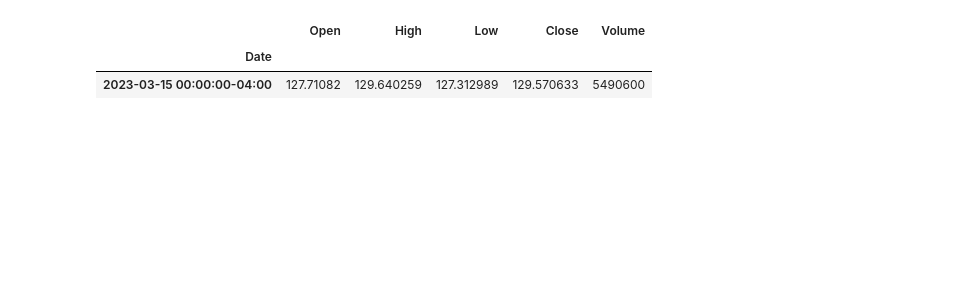
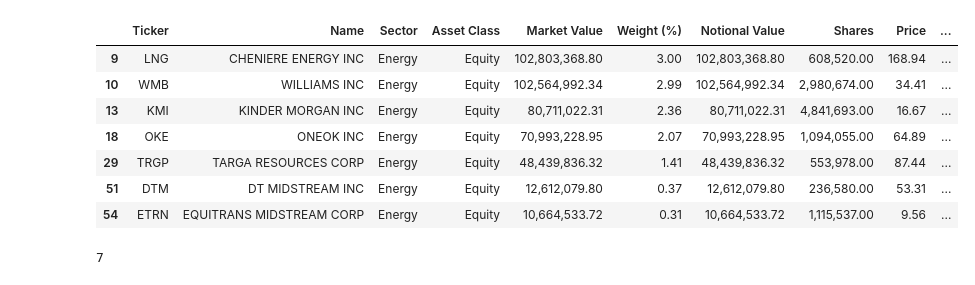
Before and after one commit to Glowary/project_1, a Jupyter notebook: Stock project.ipynb, the cells around one changed output. Cells and saved outputs as stored; diff of their text form; code cells hidden in the pictures; blank space fills up the shorter version.

Commit message:
Data Cleaning

```diff
--- a/Stock project.ipynb
+++ b/Stock project.ipynb
@@ -65,8 +52,26 @@ new_df
 # %%
-most_vol = new_df['Volume'].max()
-highest_vol = new_df.loc[new_df['Volume']==most_vol]
-highest_vol
+# most_vol = new_df['Volume'].max()
+# highest_vol = new_df.loc[new_df['Volume']==most_vol]
+# highest_vol
-# %% [output]
-|  | Open | High | Low | Close | Volume |
-| Date |  |  |  |  |  |
-| 2023-03-15 00:00:00-04:00 | 127.71082 | 129.640259 | 127.312989 | 129.570633 | 5490600 |
+# %%
+#Read CSV file with Stock Tickers for all stocks under the Energy and Utilities
+file_path = 'infrastructure_stocks.csv'
+# %%
+#Filter data for energy and United States
+stocks_df = pd.read_csv(file_path)
+energy_df= stocks_df.loc[stocks_df['Sector']=='Energy']
+energy_df = energy_df.loc[energy_df['Location']=='United States']
+energy_df
+# %% [output]
+|  | Ticker | Name | Sector | Asset Class | Market Value | Weight (%) | Notional Value | Shares | Price | ... |
+| 9 | LNG | CHENIERE ENERGY INC | Energy | Equity | 102,803,368.80 | 3.00 | 102,803,368.80 | 608,520.00 | 168.94 | ... |
+| 10 | WMB | WILLIAMS INC | Energy | Equity | 102,564,992.34 | 2.99 | 102,564,992.34 | 2,980,674.00 | 34.41 | ... |
+| 13 | KMI | KINDER MORGAN INC | Energy | Equity | 80,711,022.31 | 2.36 | 80,711,022.31 | 4,841,693.00 | 16.67 | ... |
+| 18 | OKE | ONEOK INC | Energy | Equity | 70,993,228.95 | 2.07 | 70,993,228.95 | 1,094,055.00 | 64.89 | ... |
+| 29 | TRGP | TARGA RESOURCES CORP | Energy | Equity | 48,439,836.32 | 1.41 | 48,439,836.32 | 553,978.00 | 87.44 | ... |
+| 51 | DTM | DT MIDSTREAM INC | Energy | Equity | 12,612,079.80 | 0.37 | 12,612,079.80 | 236,580.00 | 53.31 | ... |
+| 54 | ETRN | EQUITRANS MIDSTREAM CORP | Energy | Equity | 10,664,533.72 | 0.31 | 10,664,533.72 | 1,115,537.00 | 9.56 | ... |
+# %%
+len(energy_df['Ticker'])
+# %% [output]
+7
```
Also changed, not shown: parts of 10 cells of this notebook, 5 other files.
